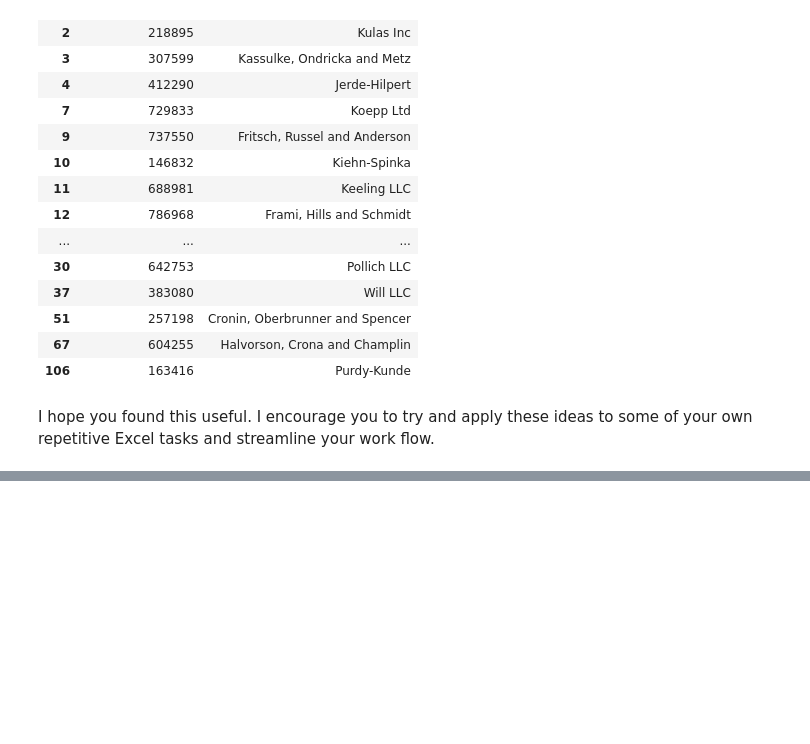
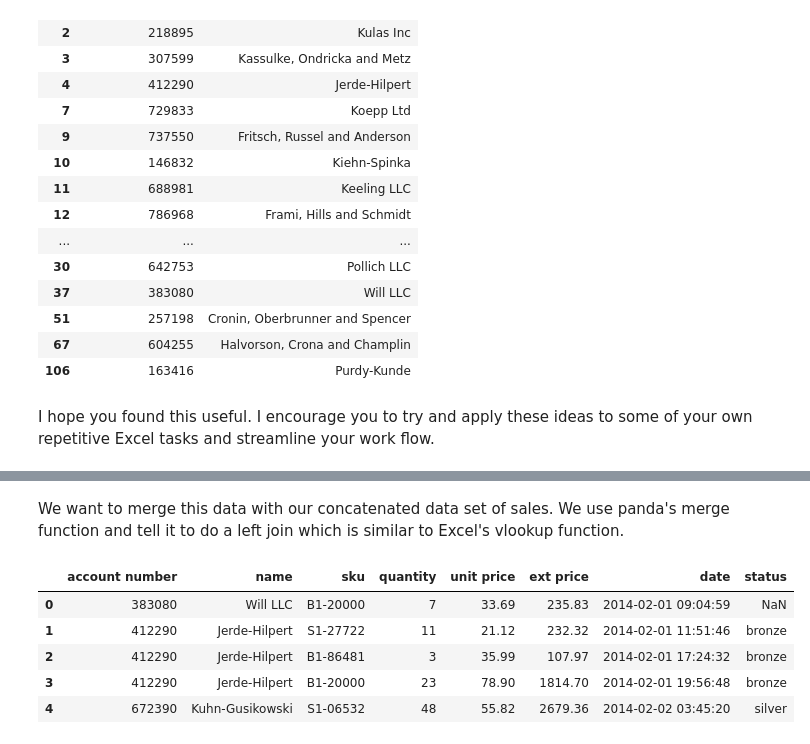
Before and after one commit to bignollo/DSPXI, a Jupyter notebook: 06 - Excel/06.00-Introduction-to-excel.ipynb, the cells around one changed output, grey strips where cells are left out. Cells and saved outputs as stored; diff of their text form; code cells hidden in the pictures; blank space fills up the shorter version.

```diff
--- a/06 - Excel/06.00-Introduction-to-excel.ipynb
+++ b/06 - Excel/06.00-Introduction-to-excel.ipynb
@@ -1843,0 +1879,5 @@ I hope you found this useful. I encourage you to try and apply these ideas to so
+# %%
+all_data = pd.DataFrame()
+for f in glob.glob("../data/sales-*-2014.xlsx"):
+    df = pd.read_excel(f)
+    all_data = all_data.append(df,ignore_index=True)
@@ -1843,0 +1911,2 @@ I hope you found this useful. I encourage you to try and apply these ideas to so
+# %%
+all_data['date'] = pd.to_datetime(all_data['date'])
@@ -1843,0 +1940,12 @@ I hope you found this useful. I encourage you to try and apply these ideas to so
+# %% [markdown]
+We want to merge this data with our concatenated data set of sales. We use panda's merge function and tell it to do a left join which is similar to Excel's vlookup function.
+# %%
+all_data_st = pd.merge(all_data, status, how='left')
+all_data_st.head()
+# %% [output]
+|  | account number | name | sku | quantity | unit price | ext price | date | status |
+| 0 | 383080 | Will LLC | B1-20000 | 7 | 33.69 | 235.83 | 2014-02-01 09:04:59 | NaN |
+| 1 | 412290 | Jerde-Hilpert | S1-27722 | 11 | 21.12 | 232.32 | 2014-02-01 11:51:46 | bronze |
+| 2 | 412290 | Jerde-Hilpert | B1-86481 | 3 | 35.99 | 107.97 | 2014-02-01 17:24:32 | bronze |
+| 3 | 412290 | Jerde-Hilpert | B1-20000 | 23 | 78.90 | 1814.70 | 2014-02-01 19:56:48 | bronze |
+| 4 | 672390 | Kuhn-Gusikowski | S1-06532 | 48 | 55.82 | 2679.36 | 2014-02-02 03:45:20 | silver |
```
Also changed, not shown: parts of 51 cells of this notebook.
